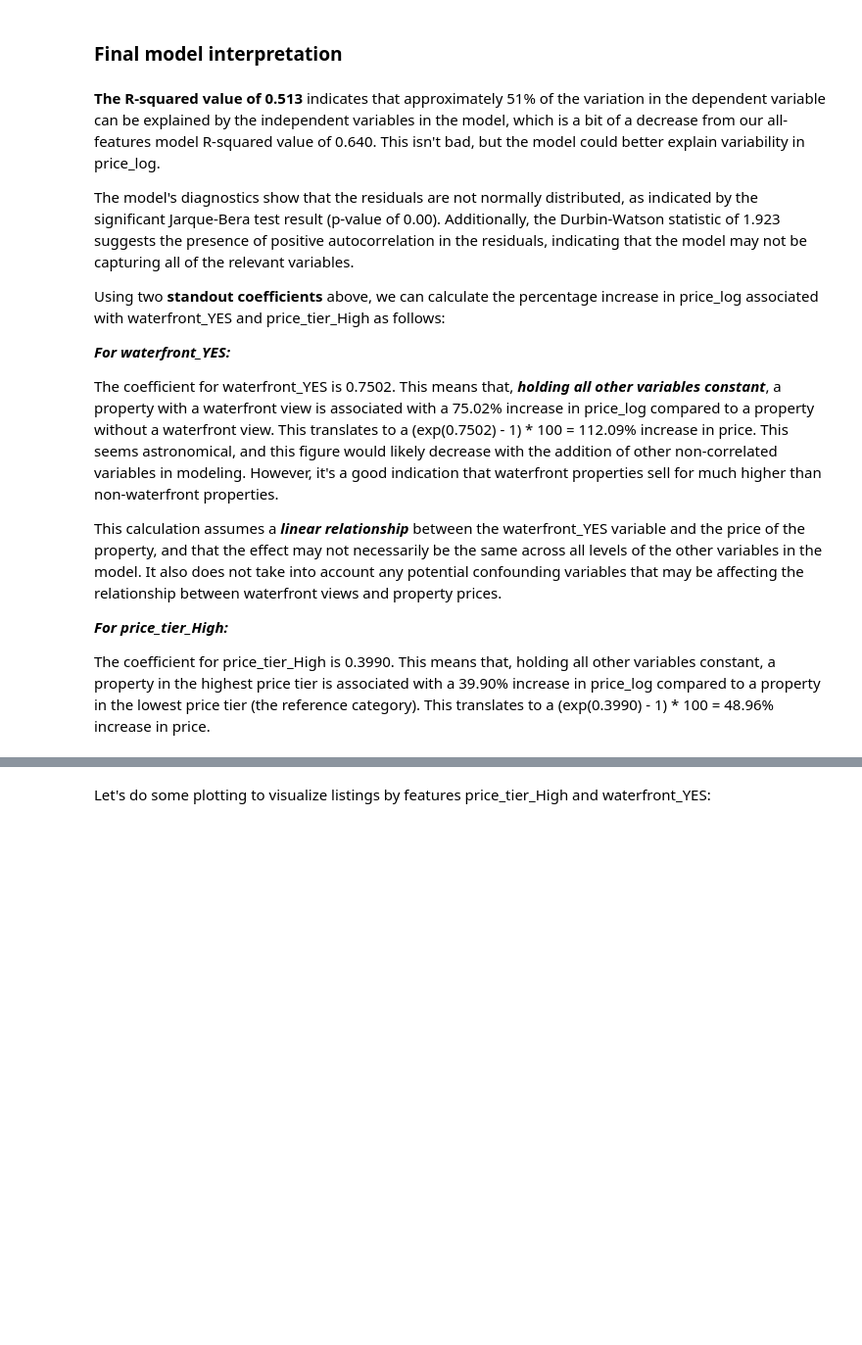
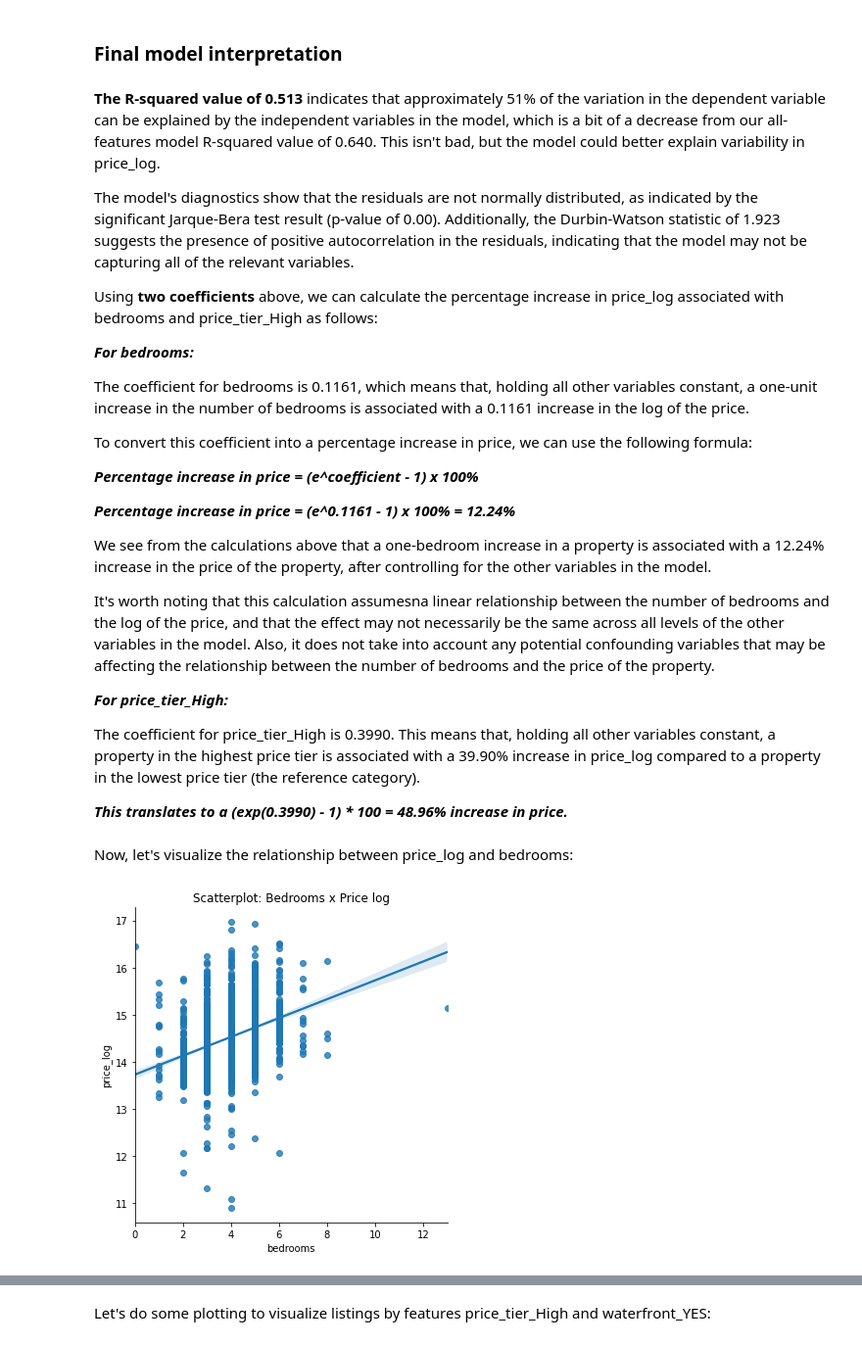
Before and after one commit to madelinebirch/PROJECT_Multiple_Linear_Regression, a Jupyter notebook: student_notebook.ipynb, the cells around one changed output, grey strips where cells are left out. Shown at 98% size. Drawn from its saved outputs; the diff is of its cells as text; code cells hidden in the pictures; blank space fills up the shorter version.

```diff
--- a/student_notebook.ipynb
+++ b/student_notebook.ipynb
@@ -824,18 +824,40 @@ Notes:
 
 The model's diagnostics show that the residuals are not normally distributed, as indicated by the significant Jarque-Bera test result (p-value of 0.00). Additionally, the Durbin-Watson statistic of 1.923 suggests the presence of positive autocorrelation in the residuals, indicating that the model may not be capturing all of the relevant variables.
 
-Using two **standout coefficients** above, we can calculate the percentage increase in price_log associated with waterfront_YES and price_tier_High as follows:
+Using **two coefficients** above, we can calculate the percentage increase in price_log associated with bedrooms and price_tier_High as follows:
 
-***For waterfront_YES:***
+***For bedrooms:***
 
-The coefficient for waterfront_YES is 0.7502.
-This means that, ***holding all other variables constant***, a property with a waterfront view is associated with a 75.02% increase in price_log compared to a property without a waterfront view.
-This translates to a (exp(0.7502) - 1) * 100 = 112.09% increase in price. This seems astronomical, and this figure would likely decrease with the addition of other non-correlated variables in modeling. However, it's a good indication that waterfront properties sell for much higher than non-waterfront properties.
+The coefficient for bedrooms is 0.1161, which means that, holding all other variables constant, a one-unit increase in the number of bedrooms is associated with a 0.1161 increase in the log of the price.
 
-This calculation assumes a ***linear relationship*** between the waterfront_YES variable and the price of the property, and that the effect may not necessarily be the same across all levels of the other variables in the model. It also does not take into account any potential confounding variables that may be affecting the relationship between waterfront views and property prices.
+To convert this coefficient into a percentage increase in price, we can use the following formula:
+
+***Percentage increase in price = (e^coefficient - 1) x 100%***
+
+***Percentage increase in price = (e^0.1161 - 1) x 100% = 12.24%***
+
+We see from the calculations above that a one-bedroom increase in a property is associated with a 12.24% increase in the price of the property, after controlling for the other variables in the model.
+
+It's worth noting that this calculation assumesna linear relationship between the number of bedrooms and the log of the price, and that the effect may not necessarily be the same across all levels of the other variables in the model. Also, it does not take into account any potential confounding variables that may be affecting the relationship between the number of bedrooms and the price of the property.
 
 ***For price_tier_High:***
 
 The coefficient for price_tier_High is 0.3990.
 This means that, holding all other variables constant, a property in the highest price tier is associated with a 39.90% increase in price_log compared to a property in the lowest price tier (the reference category).
-This translates to a (exp(0.3990) - 1) * 100 = 48.96% increase in price.
+
+***This translates to a (exp(0.3990) - 1) * 100 = 48.96% increase in price.***
+# %% [markdown]
+Now, let's visualize the relationship between price_log and bedrooms:
+# %%
+import seaborn as sns
+
+# Create scatterplot with regression line
+sns.lmplot(x='bedrooms', y='price_log', data=df_copy)
+
+# Add plot title
+plt.title('Scatterplot: Bedrooms x Price log')
+
+# Show plot
+plt.show()
+# %% [output]
+[figure, added]
```
Also changed, not shown: parts of 8 cells of this notebook.
